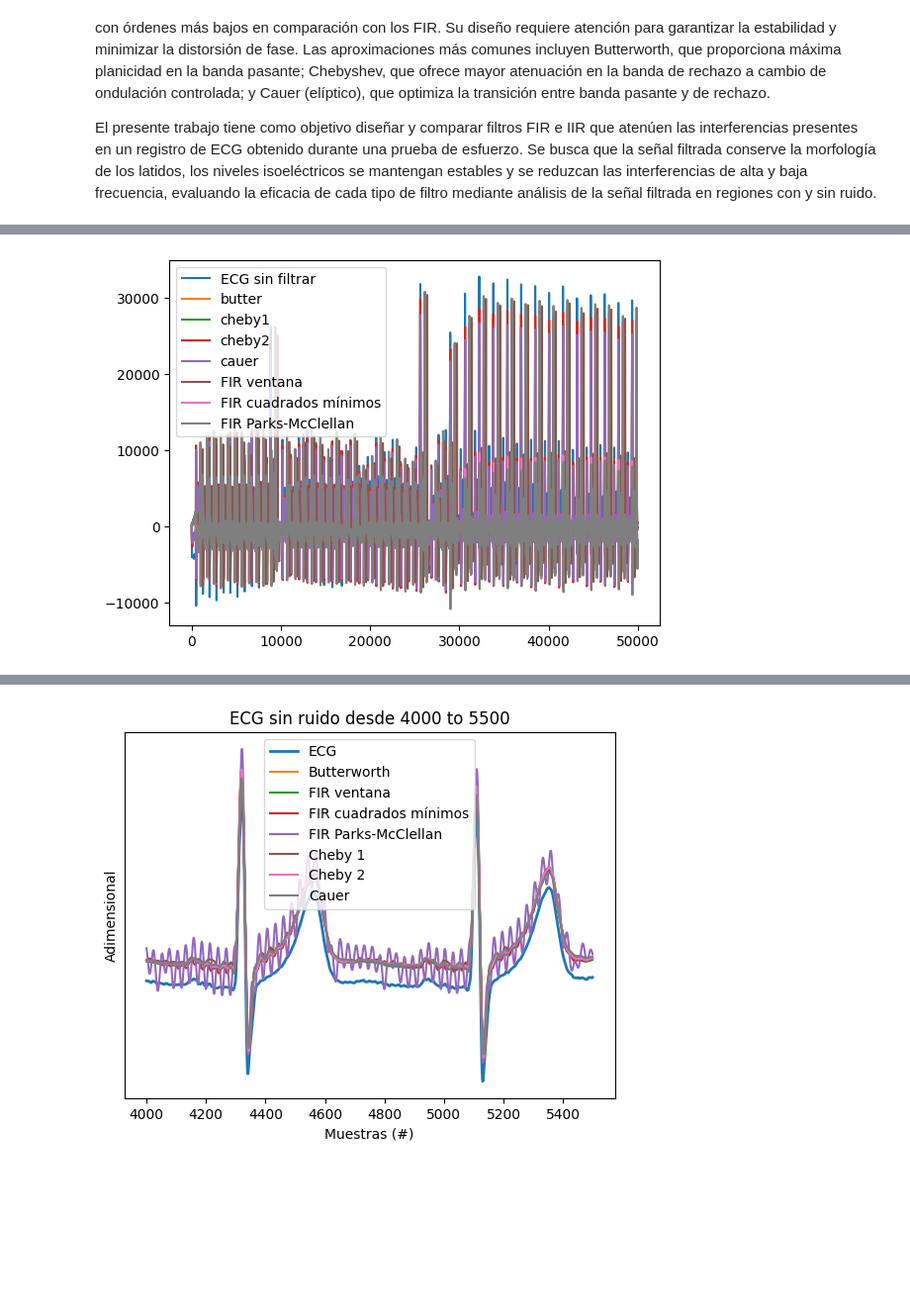
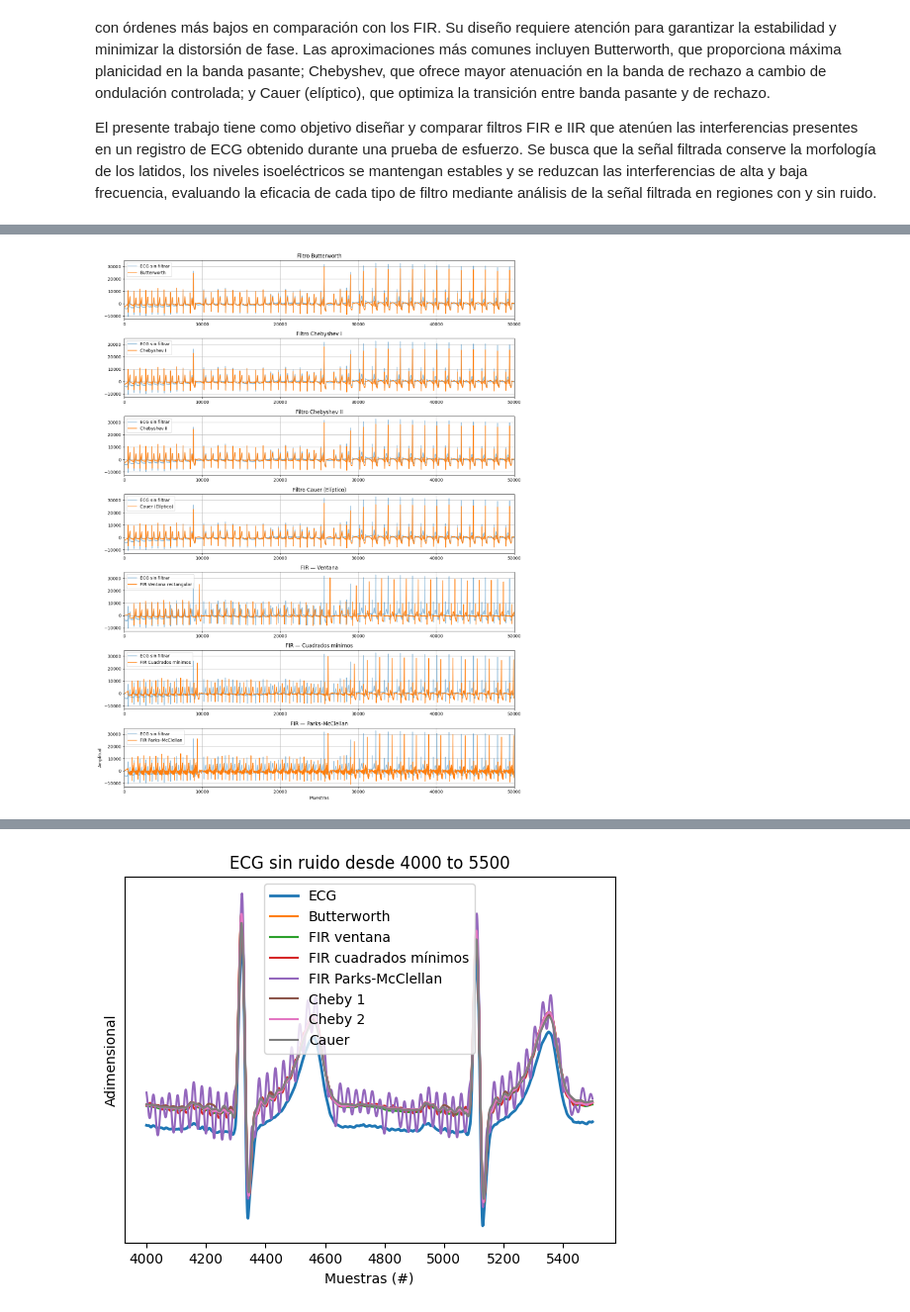
Before and after one commit to aguspaolini/aps-Paolini-Rosso, a Jupyter notebook: TS8/TS8 - Paolini y Poric.ipynb, the cells around one changed output, grey strips where cells are left out. Shown at 99% size. Drawn from its saved outputs; the diff is of its cells as text; code cells hidden in the pictures; blank space fills up the shorter version.

```diff
--- a/TS8/TS8 - Paolini y Poric.ipynb
+++ b/TS8/TS8 - Paolini y Poric.ipynb
@@ -303,16 +423,77 @@ ecg_filt_cheby1 = sig.sosfiltfilt(mi_sos_cheby1, ecg_one_lead)
 ecg_filt_cheby2 = sig.sosfiltfilt(mi_sos_cheby2, ecg_one_lead)
 ecg_filt_cauer = sig.sosfiltfilt(mi_sos_cauer, ecg_one_lead)
 
-plt.figure()
 
-plt.plot(ecg_one_lead[:50000], label = 'ECG sin filtrar')
-plt.plot(ecg_filt_butter[:50000], label = 'butter')
-plt.plot(ecg_filt_cheby1[:50000], label = 'cheby1')
-plt.plot(ecg_filt_cheby2[:50000], label = 'cheby2')
-plt.plot(ecg_filt_cauer[:50000], label = 'cauer')
-plt.plot(ecg_filt_win[:50000], label = 'FIR ventana')
-plt.plot(ecg_filt_ls[:50000], label = 'FIR cuadrados mínimos')
-plt.plot(ecg_filt_rem[:50000], label = 'FIR Parks-McClellan')
+# Cantidad de muestras a mostrar
+N = 50000
 
+plt.figure(figsize=(14, 18))
+
+# --- 1. Butterworth ---
+plt.subplot(7, 1, 1)
+plt.plot(ecg_one_lead[:N], label='ECG sin filtrar', alpha=0.5)
+plt.plot(ecg_filt_butter[:N], label='Butterworth')
+plt.title('Filtro Butterworth')
 plt.legend()
+plt.grid()
+plt.xlim(0, N)
+
+# --- 2. Chebyshev I ---
+plt.subplot(7, 1, 2)
+plt.plot(ecg_one_lead[:N], label='ECG sin filtrar', alpha=0.5)
+plt.plot(ecg_filt_cheby1[:N], label='Chebyshev I')
+plt.title('Filtro Chebyshev I')
+plt.legend()
+plt.grid()
+plt.xlim(0, N)
+
+# --- 3. Chebyshev II ---
+plt.subplot(7, 1, 3)
+plt.plot(ecg_one_lead[:N], label='ECG sin filtrar', alpha=0.5)
+plt.plot(ecg_filt_cheby2[:N], label='Chebyshev II')
+plt.title('Filtro Chebyshev II')
+plt.legend()
+plt.grid()
+plt.xlim(0, N)
+
+# --- 4. Cauer / Elíptico ---
+plt.subplot(7, 1, 4)
+plt.plot(ecg_one_lead[:N], label='ECG sin filtrar', alpha=0.5)
+plt.plot(ecg_filt_cauer[:N], label='Cauer (Elíptico)')
+plt.title('Filtro Cauer (Elíptico)')
+plt.legend()
+plt.grid()
+plt.xlim(0, N)
+
+# --- 5. FIR por ventana ---
+plt.subplot(7, 1, 5)
+plt.plot(ecg_one_lead[:N], label='ECG sin filtrar', alpha=0.5)
+plt.plot(ecg_filt_win[:N], label='FIR Ventana rectangular')
+plt.title('FIR — Ventana')
+plt.legend()
+plt.grid()
+plt.xlim(0, N)
+
+# --- 6. FIR cuadrados mínimos ---
+plt.subplot(7, 1, 6)
+plt.plot(ecg_one_lead[:N], label='ECG sin filtrar', alpha=0.5)
+plt.plot(ecg_filt_ls[:N], label='FIR Cuadrados mínimos')
+plt.title('FIR — Cuadrados mínimos')
+plt.legend()
+plt.grid()
+plt.xlim(0, N)
+
+# --- 7. FIR Parks–McClellan ---
+plt.subplot(7, 1, 7)
+plt.plot(ecg_one_lead[:N], label='ECG sin filtrar', alpha=0.5)
+plt.plot(ecg_filt_rem[:N], label='FIR Parks–McClellan')
+plt.title('FIR — Parks–McClellan')
+plt.legend()
+plt.grid()
+plt.xlim(0, N)
+
+plt.xlabel('Muestras')
+plt.ylabel('Amplitud')
+plt.tight_layout()
+plt.show()
 # %% [output]
@@ -320,2 +500,2 @@ plt.legend()
-[figure, old version]
+[figure, new version]
 # %% [markdown]
```
Also changed, not shown: parts of 30 cells of this notebook.
